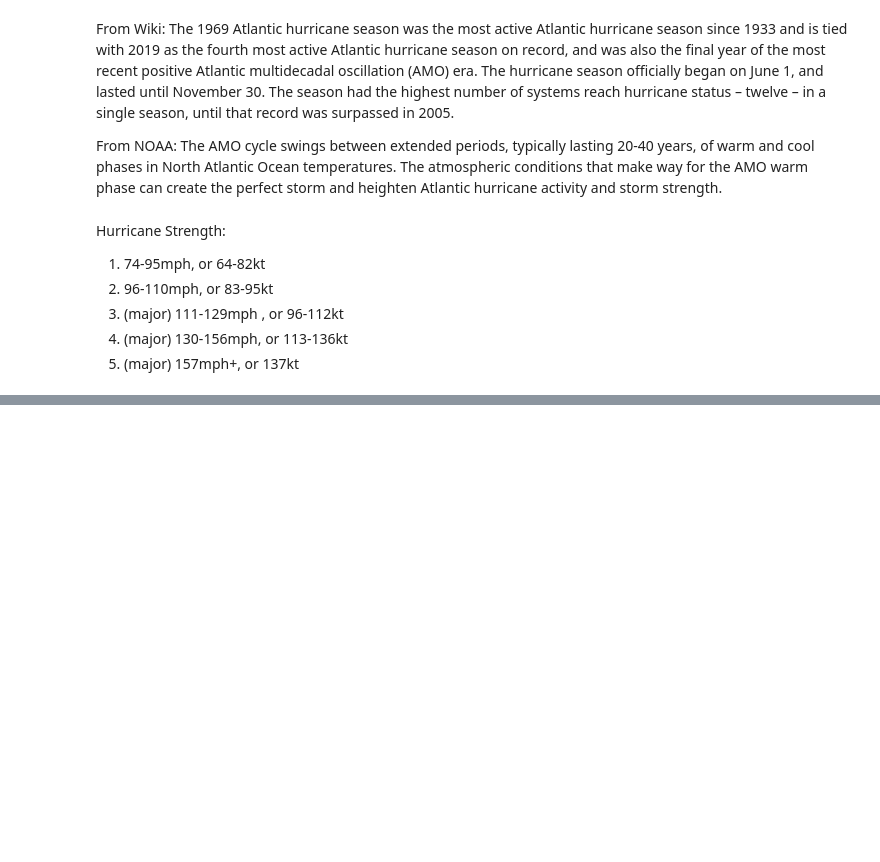
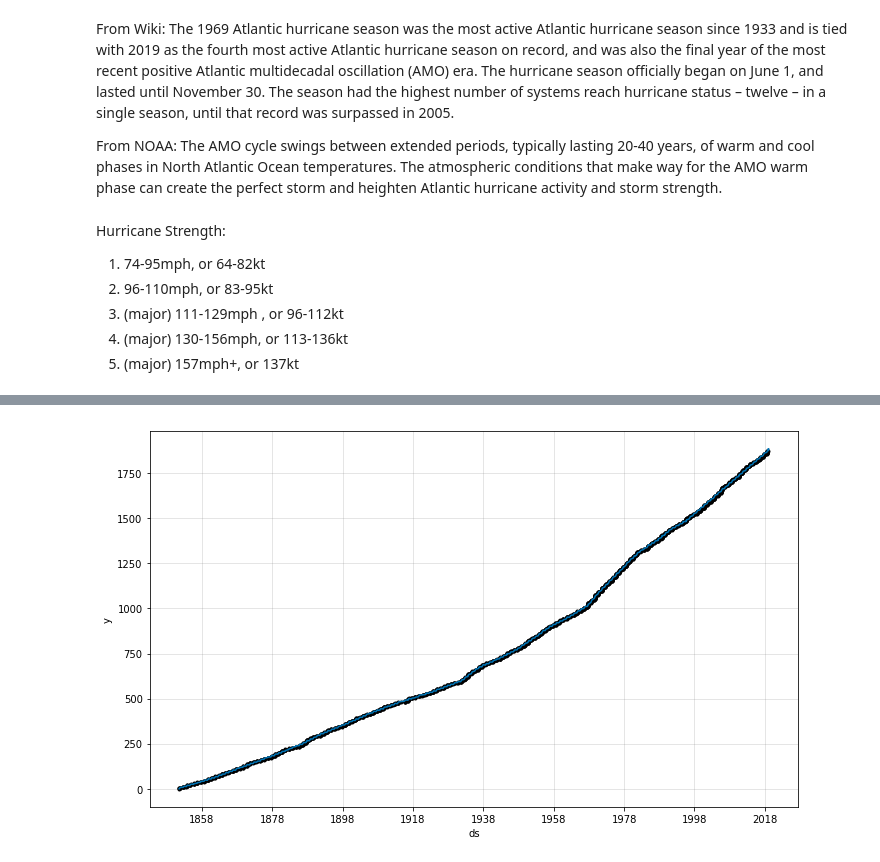
Before and after one commit to efaber314/DATA690_WANG, a Jupyter notebook: PersonalProject/HurricaneHistory.ipynb, the cells around one changed output, grey strips where cells are left out. Cells and saved outputs as stored; diff of their text form; code cells hidden in the pictures; blank space fills up the shorter version.

```diff
--- a/PersonalProject/HurricaneHistory.ipynb
+++ b/PersonalProject/HurricaneHistory.ipynb
@@ -114,3 +129,9 @@ Hurricane Strength:
 3. (major) 111-129mph , or 96-112kt
 4. (major) 130-156mph, or 113-136kt
 5. (major) 157mph+, or 137kt
+# %%
+#making a dataframe for Prophet
+subdf = pd.DataFrame()
+subdf['y'] = stormTracker
+subdf['ds'] = Date
+subdf.head(20)
@@ -116,0 +156,3 @@ Hurricane Strength:
+# %%
+m = Prophet()
+m.fit(subdf)
@@ -116,0 +162,2 @@ Hurricane Strength:
+# %%
+future = m.make_future_dataframe(periods = 100)
@@ -116,0 +173,3 @@ Hurricane Strength:
+# %%
+forecast = m.predict(future)
+forecast[['ds','yhat','yhat_lower', 'yhat_upper']].tail()
@@ -116,0 +183,6 @@ Hurricane Strength:
+# %%
+fig1 = m.plot(forecast)
+#This is NOT correct yet - it does plot correct historical data with the blue line being prediction and the black the actual
+#data, but I need to work on my arguments in the last several boxes to get it predicting future trends
+# %% [output]
+[figure, added]
```
Also changed, not shown: parts of 11 cells of this notebook.
